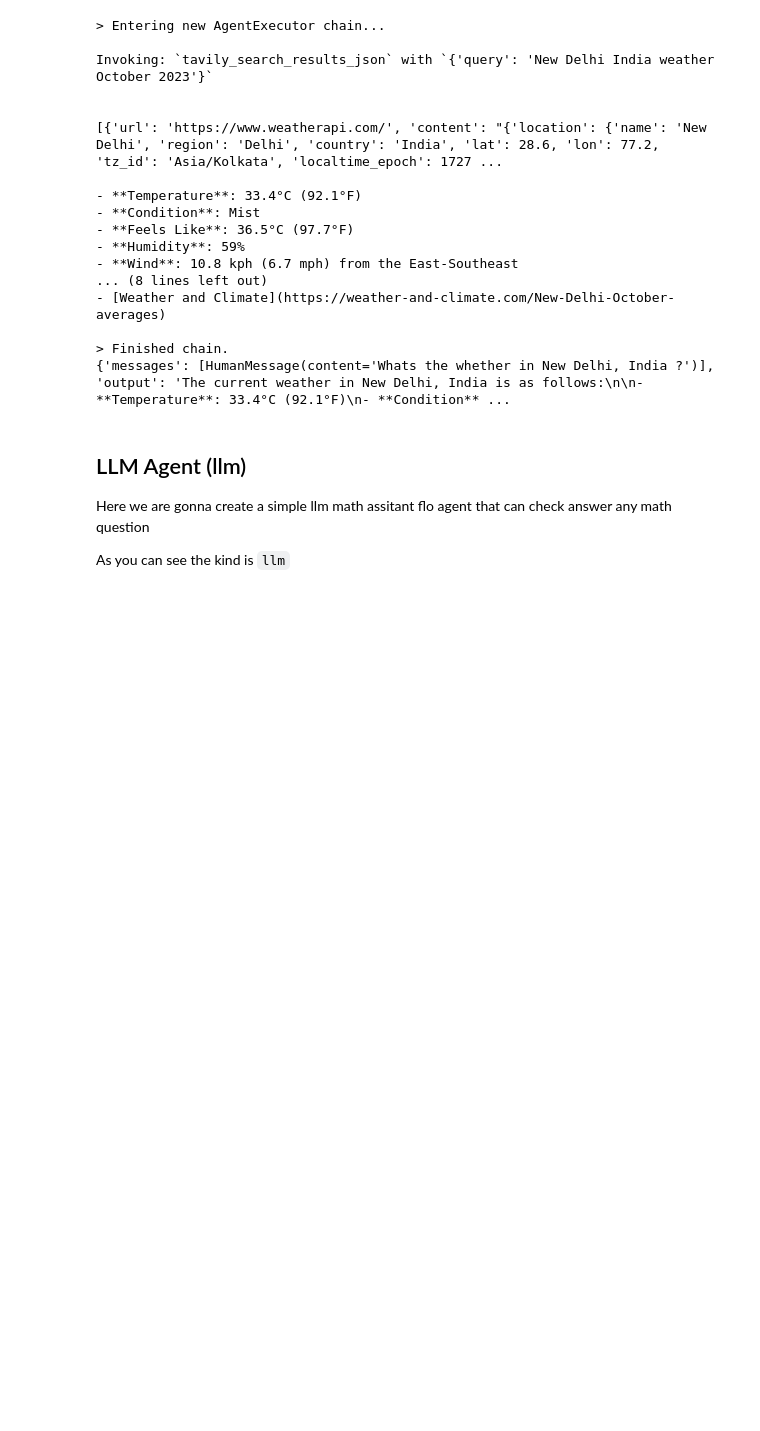
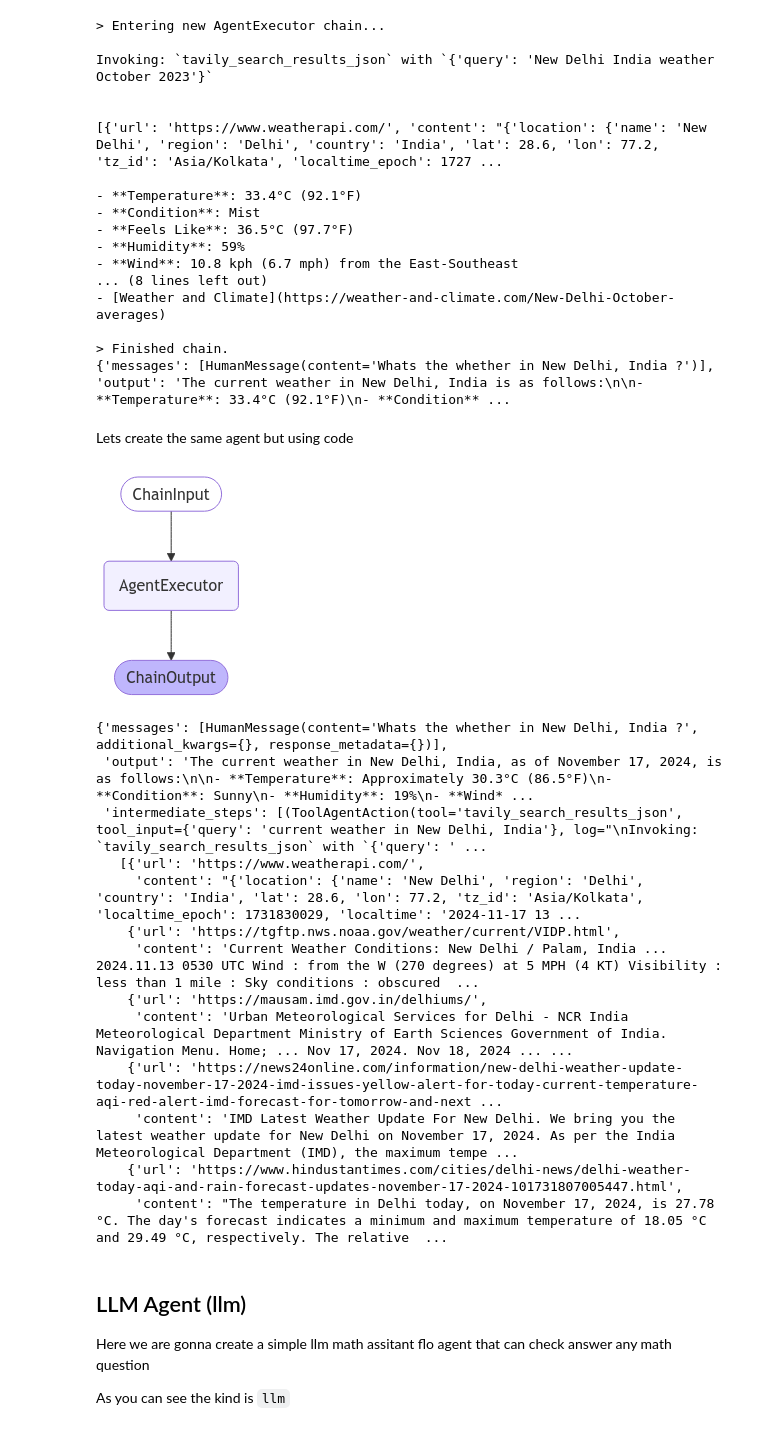
Before and after one commit to NuxTrade/AIFlow, a Jupyter notebook: examples/agent_of_flo_ai.ipynb, the cells around one changed output. Cells and saved outputs as stored; diff of their text form; code cells hidden in the pictures; blank space fills up the shorter version.

```diff
--- a/examples/agent_of_flo_ai.ipynb
+++ b/examples/agent_of_flo_ai.ipynb
@@ -92,6 +92,37 @@ Invoking: `tavily_search_results_json` with `{'query': 'New Delhi India weather
 
 > Finished chain.
 {'messages': [HumanMessage(content='Whats the whether in New Delhi, India ?')], 'output': 'The current weather in New Delhi, India is as follows:\n\n- **Temperature**: 33.4°C (92.1°F)\n- **Condition** ...
+# %% [markdown]
+Lets create the same agent but using code
+# %%
+from flo_ai import FloAgent
+
+weather_agent = FloAgent.create(
+    session=session,
+    name="WeatherAssistant",
+    job="Given the city name you are capable of answering the latest whether this time of the year by searching the internet",
+    tools=[TavilySearchResults()]
+)
+
+agent_flo: Flo = Flo.create(session, weather_agent)
+agent_flo.draw()
+
+agent_flo.invoke("Whats the whether in New Delhi, India ?")
+# %% [output]
+[figure, added]
+{'messages': [HumanMessage(content='Whats the whether in New Delhi, India ?', additional_kwargs={}, response_metadata={})],
+ 'output': 'The current weather in New Delhi, India, as of November 17, 2024, is as follows:\n\n- **Temperature**: Approximately 30.3°C (86.5°F)\n- **Condition**: Sunny\n- **Humidity**: 19%\n- **Wind* ...
+ 'intermediate_steps': [(ToolAgentAction(tool='tavily_search_results_json', tool_input={'query': 'current weather in New Delhi, India'}, log="\nInvoking: `tavily_search_results_json` with `{'query': ' ...
+   [{'url': 'https://www.weatherapi.com/',
+     'content': "{'location': {'name': 'New Delhi', 'region': 'Delhi', 'country': 'India', 'lat': 28.6, 'lon': 77.2, 'tz_id': 'Asia/Kolkata', 'localtime_epoch': 1731830029, 'localtime': '2024-11-17 13 ...
+    {'url': 'https://tgftp.nws.noaa.gov/weather/current/VIDP.html',
+     'content': 'Current Weather Conditions: New Delhi / Palam, India ... 2024.11.13 0530 UTC Wind : from the W (270 degrees) at 5 MPH (4 KT) Visibility : less than 1 mile : Sky conditions : obscured  ...
+    {'url': 'https://mausam.imd.gov.in/delhiums/',
+     'content': 'Urban Meteorological Services for Delhi - NCR India Meteorological Department Ministry of Earth Sciences Government of India. Navigation Menu. Home; ... Nov 17, 2024. Nov 18, 2024 ... ...
+    {'url': 'https://news24online.com/information/new-delhi-weather-update-today-november-17-2024-imd-issues-yellow-alert-for-today-current-temperature-aqi-red-alert-imd-forecast-for-tomorrow-and-next ...
+     'content': 'IMD Latest Weather Update For New Delhi. We bring you the latest weather update for New Delhi on November 17, 2024. As per the India Meteorological Department (IMD), the maximum tempe ...
+    {'url': 'https://www.hindustantimes.com/cities/delhi-news/delhi-weather-today-aqi-and-rain-forecast-updates-november-17-2024-101731807005447.html',
+     'content': "The temperature in Delhi today, on November 17, 2024, is 27.78 °C. The day's forecast indicates a minimum and maximum temperature of 18.05 °C and 29.49 °C, respectively. The relative  ...
 # %% [markdown]
 ## LLM Agent (llm)
 
```
Also changed, not shown: parts of 9 cells of this notebook, 5 other files.
